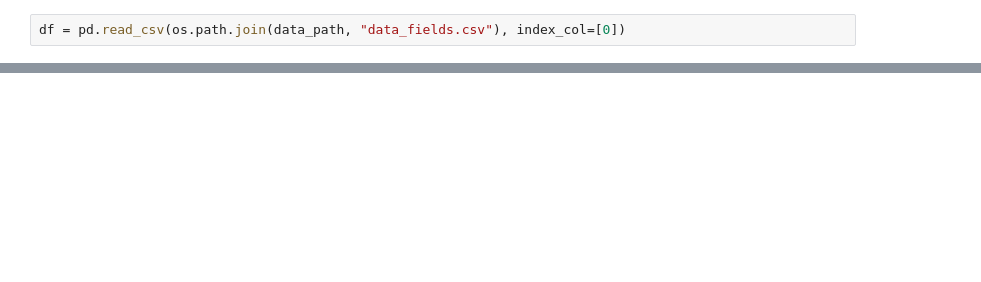
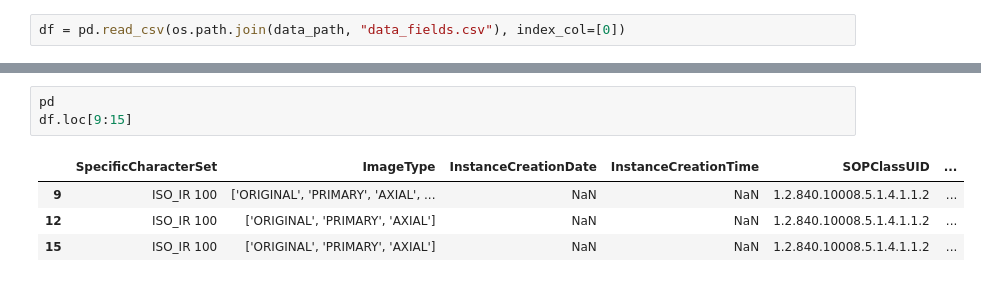
Before and after one commit to vhoma/ydata-viz-ai, a Jupyter notebook: data_preparation.ipynb, the cells around one changed output, grey strips where cells are left out. Drawn from its saved outputs; the diff is of its cells as text; blank space fills up the shorter version.

```diff
--- a/data_preparation.ipynb
+++ b/data_preparation.ipynb
@@ -165,0 +248,8 @@ for f in img_to_remove['file_name']:
+# %%
+pd
+df.loc[9:15]
+# %% [output]
+|  | SpecificCharacterSet | ImageType | InstanceCreationDate | InstanceCreationTime | SOPClassUID | ... |
+| 9 | ISO_IR 100 | ['ORIGINAL', 'PRIMARY', 'AXIAL', ... | NaN | NaN | 1.2.840.10008.5.1.4.1.1.2 | ... |
+| 12 | ISO_IR 100 | ['ORIGINAL', 'PRIMARY', 'AXIAL'] | NaN | NaN | 1.2.840.10008.5.1.4.1.1.2 | ... |
+| 15 | ISO_IR 100 | ['ORIGINAL', 'PRIMARY', 'AXIAL'] | NaN | NaN | 1.2.840.10008.5.1.4.1.1.2 | ... |
```
Also changed, not shown: parts of 24 cells of this notebook, 1 other file.
